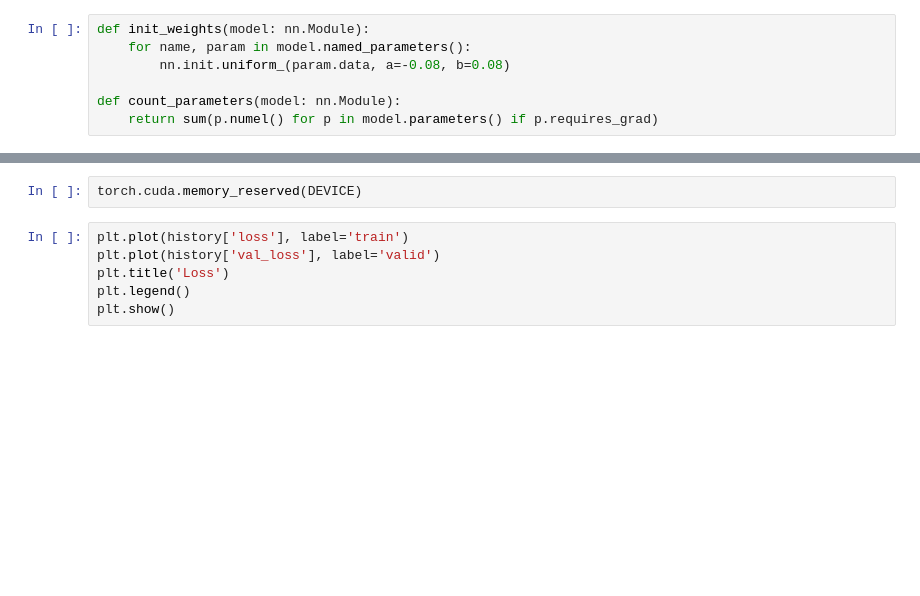
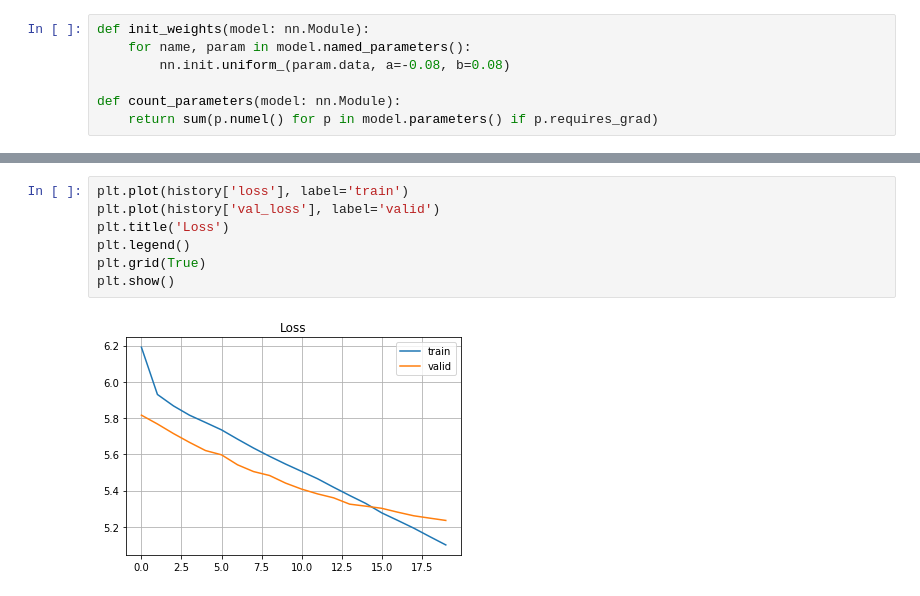
Before and after one commit to dksifoua/Neural-Machine-Translation, a Jupyter notebook: NMT_with_PyTorch.ipynb, the cells around one changed output, grey strips where cells are left out. Drawn from its saved outputs; the diff is of its cells as text; blank space fills up the shorter version.

```diff
--- a/NMT_with_PyTorch.ipynb
+++ b/NMT_with_PyTorch.ipynb
@@ -348,9 +386,10 @@ history = train(model, optimizer, criterion, train_it, valid_it, N_EPOCHS)
-# %%
-torch.cuda.memory_reserved(DEVICE)
 # %%
 plt.plot(history['loss'], label='train')
 plt.plot(history['val_loss'], label='valid')
 plt.title('Loss')
 plt.legend()
+plt.grid(True)
 plt.show()
+# %% [output]
+[figure, added]
 # %%
```
Also changed, not shown: parts of 18 cells of this notebook.
